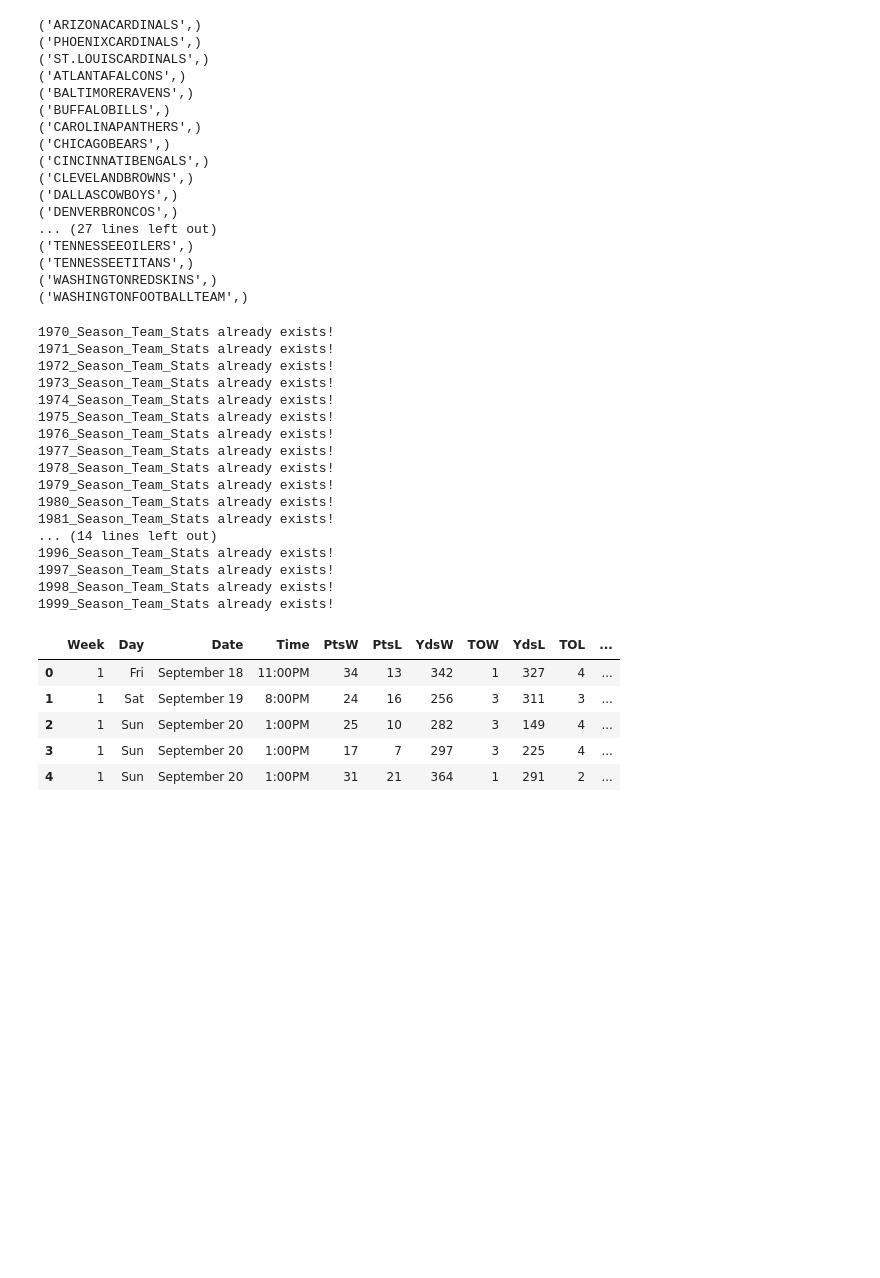
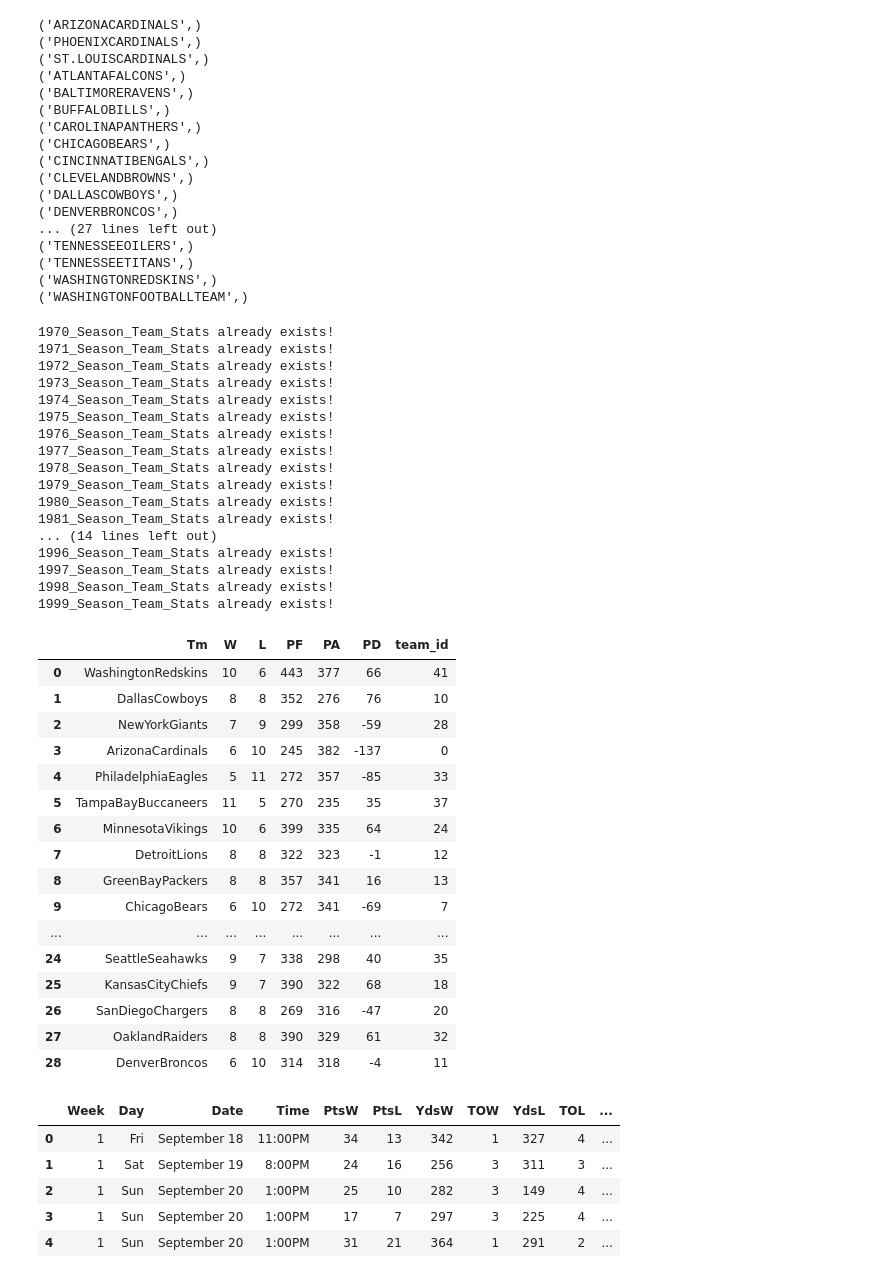
Before and after one commit to KevinKillman/ETL-Project, a Jupyter notebook: test_scrape.ipynb, the cells around one changed output. Cells and saved outputs as stored; diff of their text form; code cells hidden in the pictures; blank space fills up the shorter version.

```diff
--- a/test_scrape.ipynb
+++ b/test_scrape.ipynb
@@ -86,7 +83,7 @@ for year in range(1970,2000,1):
         if 'AFC' in row['Tm']:
             afc.drop(index, inplace=True)
     for index, row in afc.iterrows():
-        x = row['Tm']
+        x = row['Tm'].upper().replace(' ','')
         query_string = f'{x}'
         query = session.query(Teams.team_id).filter(Teams.team_name.match(query_string))
         compreh = [result[0] for result in query]
@@ -118,6 +115,7 @@ for year in range(1970,2000,1):
     columns = [regex.sub('', column) for column in league.columns]
     league.columns = columns
     league.rename(columns={'teamid':'team_id'},inplace=True)
+    # league.fillna(value=0)
     league['team_id'] = league['team_id'].astype(int)
     exists = False
     try:
@@ -133,30 +131,48 @@ for year in range(1970,2000,1):
     with open('autogenerated_quickDBD.txt', 'a') as file:
         file.write(f'{year}_Season_Team_Stats\n-\n')
 
         for column in league.columns:
             if column=='team_id':
                 file.write('team_id INT FK >- Teams.team_id')
             else:
                 file.write(f'{column} VARCHAR(80)\n')
         file.write('\n\n\n')
 
 
 # nfc.to_sql('1970_Season_Team', engine, if_exists='replace', )
+league
 # %% [output]
 1970_Season_Team_Stats already exists!
 1971_Season_Team_Stats already exists!
 1972_Season_Team_Stats already exists!
 1973_Season_Team_Stats already exists!
 1974_Season_Team_Stats already exists!
 1975_Season_Team_Stats already exists!
 1976_Season_Team_Stats already exists!
 1977_Season_Team_Stats already exists!
 1978_Season_Team_Stats already exists!
 1979_Season_Team_Stats already exists!
 1980_Season_Team_Stats already exists!
 1981_Season_Team_Stats already exists!
 ... (14 lines left out)
 1996_Season_Team_Stats already exists!
 1997_Season_Team_Stats already exists!
 1998_Season_Team_Stats already exists!
 1999_Season_Team_Stats already exists!
+|  | Tm | W | L | PF | PA | PD | team_id |
+| 0 | WashingtonRedskins | 10 | 6 | 443 | 377 | 66 | 41 |
+| 1 | DallasCowboys | 8 | 8 | 352 | 276 | 76 | 10 |
+| 2 | NewYorkGiants | 7 | 9 | 299 | 358 | -59 | 28 |
+| 3 | ArizonaCardinals | 6 | 10 | 245 | 382 | -137 | 0 |
+| 4 | PhiladelphiaEagles | 5 | 11 | 272 | 357 | -85 | 33 |
+| 5 | TampaBayBuccaneers | 11 | 5 | 270 | 235 | 35 | 37 |
+| 6 | MinnesotaVikings | 10 | 6 | 399 | 335 | 64 | 24 |
+| 7 | DetroitLions | 8 | 8 | 322 | 323 | -1 | 12 |
+| 8 | GreenBayPackers | 8 | 8 | 357 | 341 | 16 | 13 |
+| 9 | ChicagoBears | 6 | 10 | 272 | 341 | -69 | 7 |
+| ... | ... | ... | ... | ... | ... | ... | ... |
+| 24 | SeattleSeahawks | 9 | 7 | 338 | 298 | 40 | 35 |
+| 25 | KansasCityChiefs | 9 | 7 | 390 | 322 | 68 | 18 |
+| 26 | SanDiegoChargers | 8 | 8 | 269 | 316 | -47 | 20 |
+| 27 | OaklandRaiders | 8 | 8 | 390 | 329 | 61 | 32 |
+| 28 | DenverBroncos | 6 | 10 | 314 | 318 | -4 | 11 |
```
Also changed, not shown: parts of 16 cells of this notebook, 3 other files.
